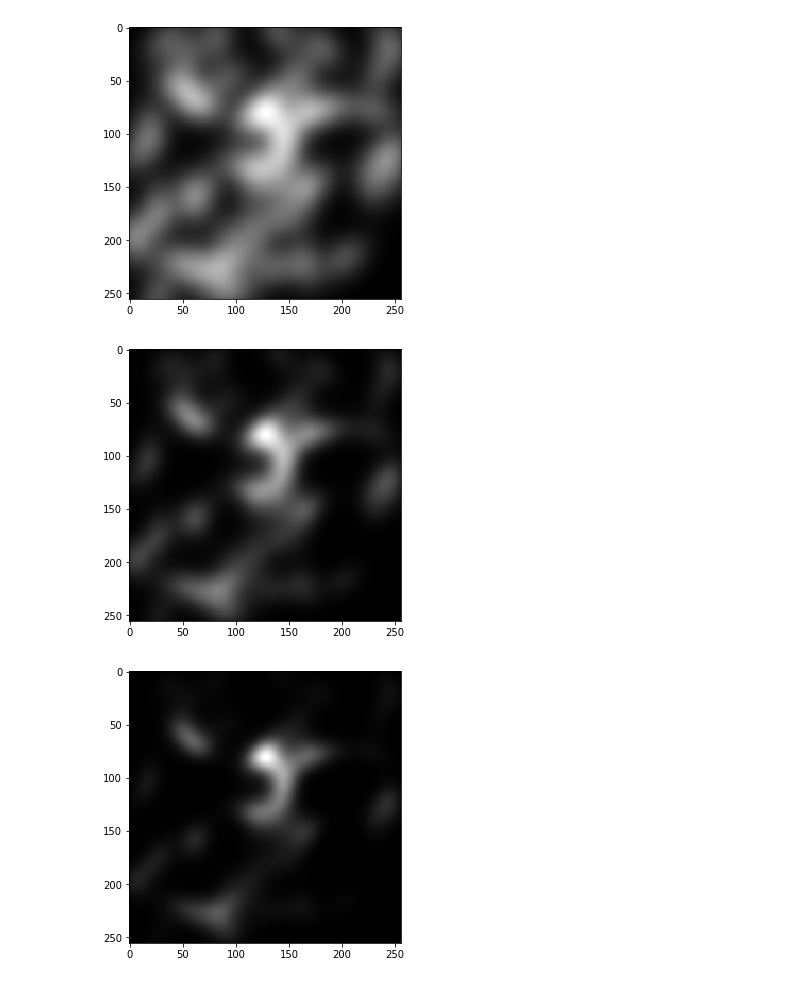
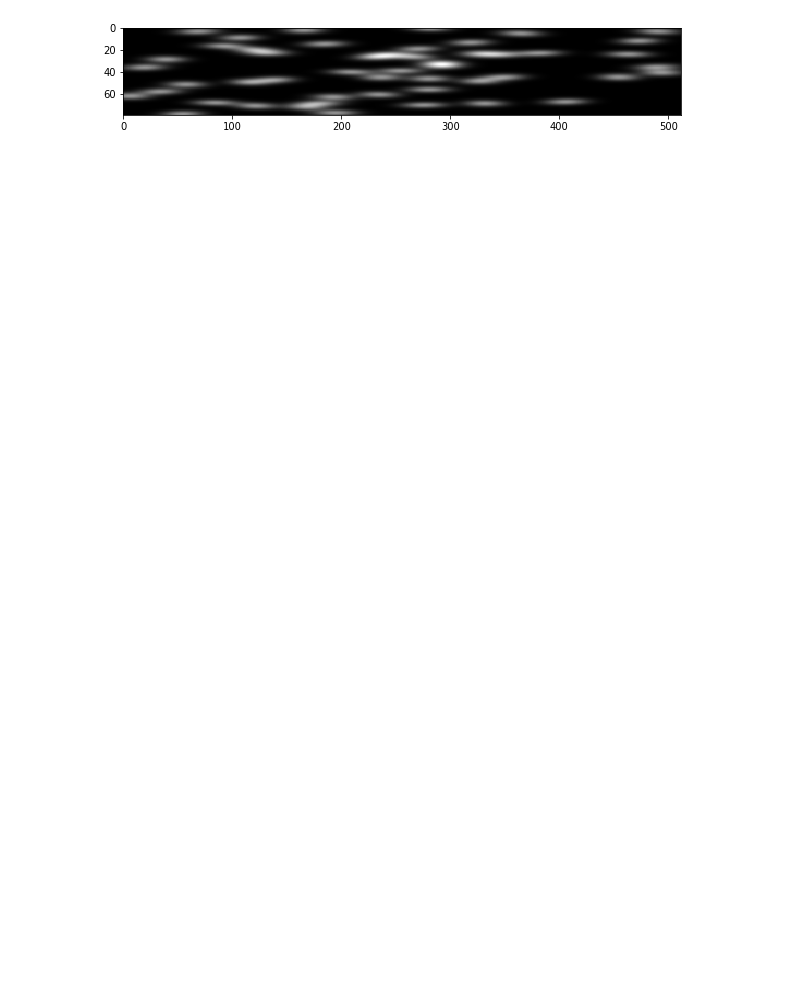
Before and after one commit to ShengCN/soft_shadow, a Jupyter notebook: pattern.ipynb, the cells around one changed output. Cells and saved outputs as stored; diff of their text form; code cells hidden in the pictures; blank space fills up the shorter version.

```diff
--- a/pattern.ipynb
+++ b/pattern.ipynb
@@ -16,27 +23,20 @@ from skimage.transform import resize
 # %%
-def random_pattern(power=3):
+def random_pattern():
+    fract = 80/512
     gs = ig.Composite(operator=np.add,
-                  generators=[ig.Gaussian(size=0.1,
+                  generators=[ig.Gaussian(size=0.05,
                                           scale=0.02,
-                                          x=ng.UniformRandom(seed=i+1)-0.5,
-                                          y=ng.UniformRandom(seed=i+2)-0.5,
-                                          orientation=np.pi*ng.UniformRandom(seed=i+3),
-                                          aspect_ratio=1.0/0.71) for i in range(50)])
+                                          x=(ng.UniformRandom(seed=i+1)-0.5),
+                                          y=(ng.UniformRandom(seed=i+2)-0.5),
+                                          aspect_ratio=1.1,
+                                          orientation=np.pi*ng.UniformRandom(seed=i+3),) for i in range(50)],
+                                          xdensity=512,
+                                          ydensity=80)
     ret = gs()
-    ret = np.power(ret, power)
-    ret = ret/np.max(ret) * 3.0
-
+    # ret = cv2.resize(ret, (512, 80))
     return ret
 
-def show_random_pattern(pattern):
-    plt.figure(figsize=(10,5))
-    plt.imshow(pattern, cmap='gray')
-    plt.show()
-
-for i in range(4):
-    pattern = random_pattern(i+1)
-    show_random_pattern(pattern)
+pattern = random_pattern()
+show_random_pattern(pattern)
 # %% [output]
-[figure, old version]
+[figure, new version]
-[figure, removed]
-[figure, removed]
```
Also changed, not shown: parts of 18 cells of this notebook, 16 other files.
